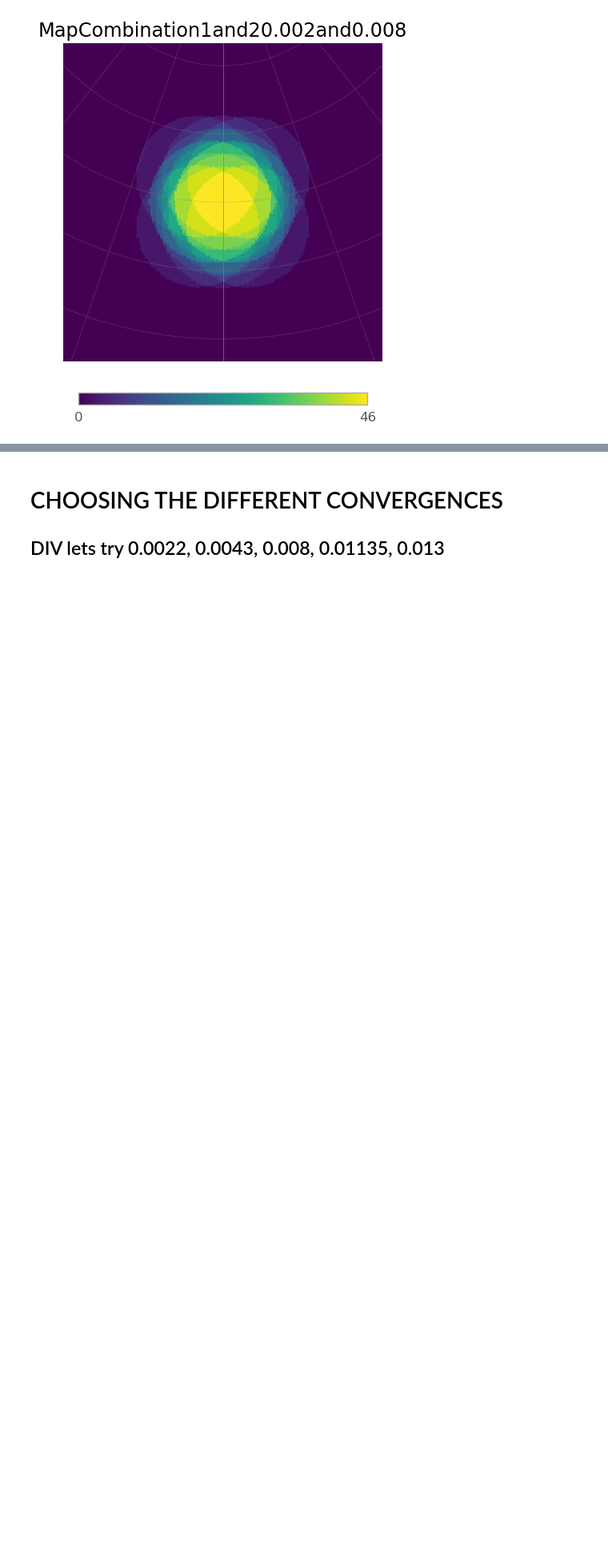
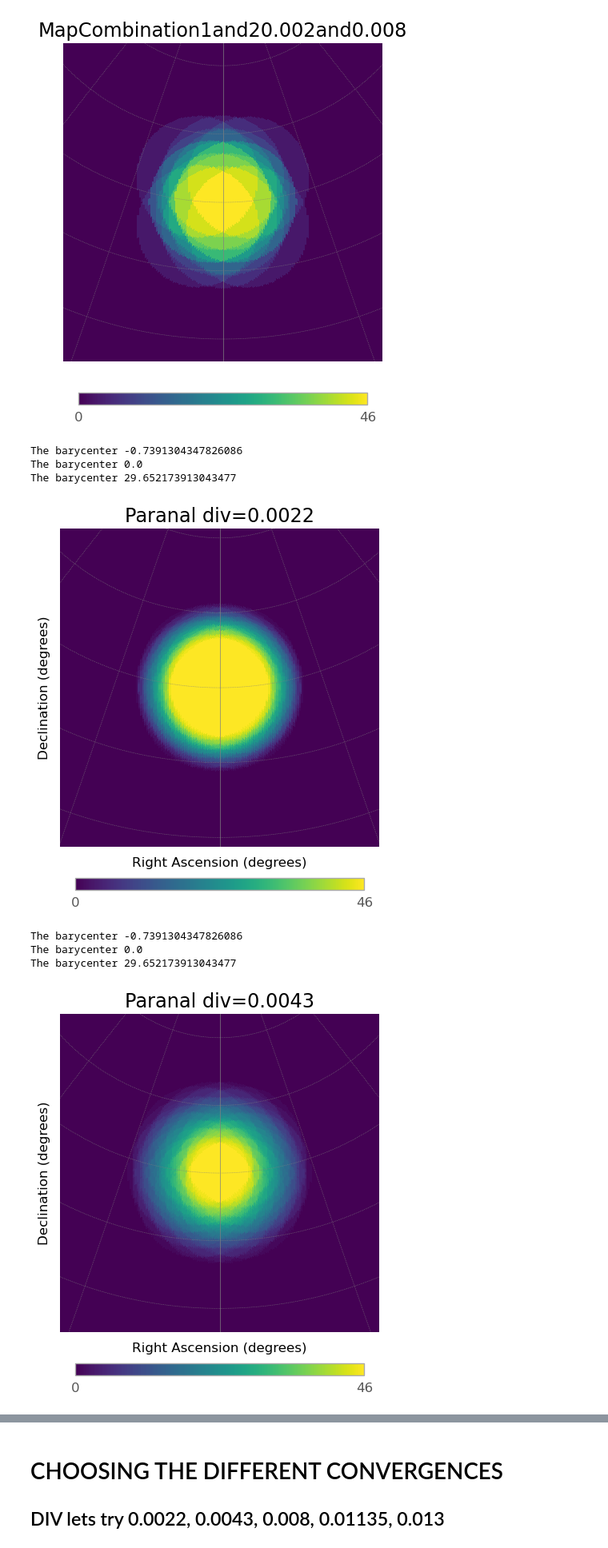
Before and after one commit to SamantaMorales/divtel, a Jupyter notebook: SST/BEST_SST_choosing_divergence_values.ipynb, the cells around one changed output, grey strips where cells are left out. Shown at 80% size. Saved outputs shown, nothing was run; the diff lists cells and outputs as text; code cells hidden in the pictures; blank space fills up the shorter version.

```diff
--- a/SST/BEST_SST_choosing_divergence_values.ipynb
+++ b/SST/BEST_SST_choosing_divergence_values.ipynb
@@ -524,8 +523,17 @@ divergence_list=[0.0022, 0.0043, 0.008, 0.01135, 0.013]
 # %%
 full_array_FoV_cut=[]
 full_array_av_m_cut=[]
 for divergence in divergence_list:
-    full_array.divergent_pointing(div=divergence)
+    full_array.divergent_pointing(div=divergence, az=0, alt=70)
     full_array_FoV_cut.append(full_array.hFoV(m_cut=3)[0])
     full_array_av_m_cut.append(full_array.hFoV(m_cut=3)[1])
     full_array.multiplicity_plot()
+# %% [output]
+The barycenter -0.7391304347826086
+The barycenter 0.0
+The barycenter 29.652173913043477
+[figure, added]
+The barycenter -0.7391304347826086
+The barycenter 0.0
+The barycenter 29.652173913043477
+[figure, added]
```
Also changed, not shown: parts of 56 cells of this notebook, 2 other files.
